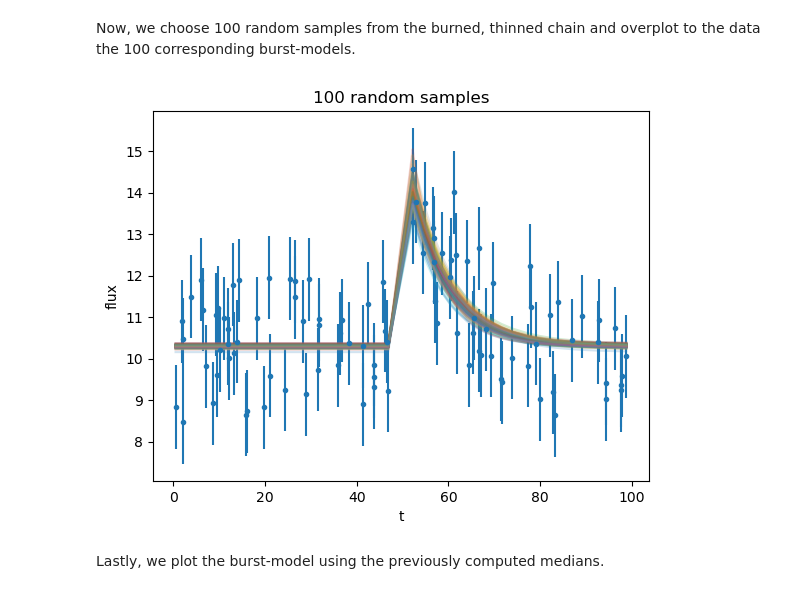
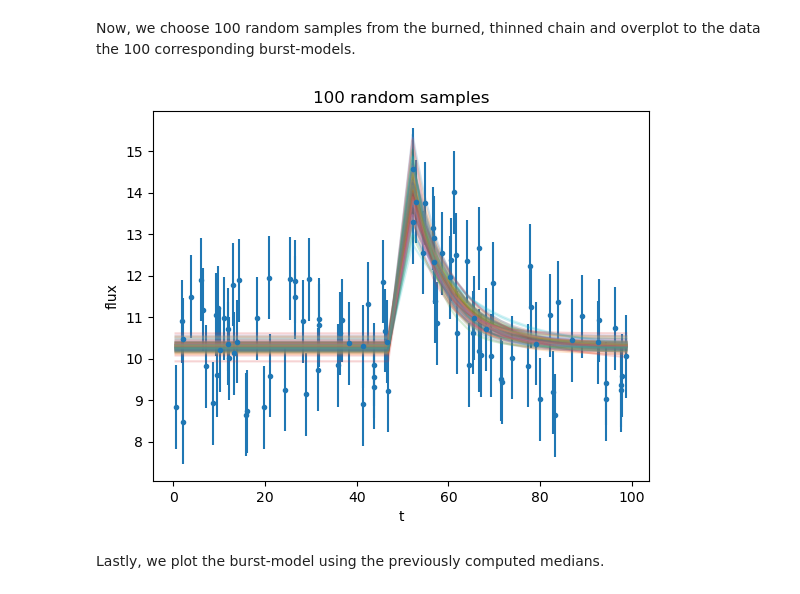
Before and after one commit to Giulia-Foroni/astrostatistics, a Jupyter notebook: lez11/MCMC.ipynb, the cells around one changed output. Cells and saved outputs as stored; diff of their text form; code cells hidden in the pictures.

```diff
--- a/lez11/MCMC.ipynb
+++ b/lez11/MCMC.ipynb
@@ -165,16 +171,17 @@ fig = corner.corner(plot_sampler, levels=[0.9],labels=labels,
 # %% [markdown]
 Now, we choose 100 random samples from the burned, thinned chain and overplot to the data the 100 corresponding burst-models.
-# %%
-plt.errorbar(data[:,0],data[:,1],data[:,2],fmt='.')
-rand_step = (np.random.rand(100)*len(sampler_plot)).astype(int)  #random steps
-for i in rand_step:  #parameters: median of the parameter at the random step
-    plt.plot(data[:,0],model(np.median(sampler_plot[i],0),data[:,0]),'-',alpha =0.2)
-plt.xlabel('t')
-plt.ylabel('flux')
-plt.title('100 random samples')
-plt.show()
-# %% [output]
-[figure, removed]
+# %%
+plt.errorbar(data[:,0],data[:,1],data[:,2],fmt='.')
+
+for i,j in zip(np.random.randint(0,plot_sampler.shape[0]-1,size=100),np.random.randint(0,plot_sampler.shape[1]-1,size=100)):
+    plt.plot(data[:,0],model(plot_sampler[i,j],data[:,0]),'-',alpha =0.2)
+
+plt.xlabel('t')
+plt.ylabel('flux')
+plt.title('100 random samples')
+plt.show()
+# %% [output]
+[figure, added]
 # %% [markdown]
 Lastly, we plot the burst-model using the previously computed medians.
 # %%
```
Also changed, not shown: parts of 8 cells of this notebook.
